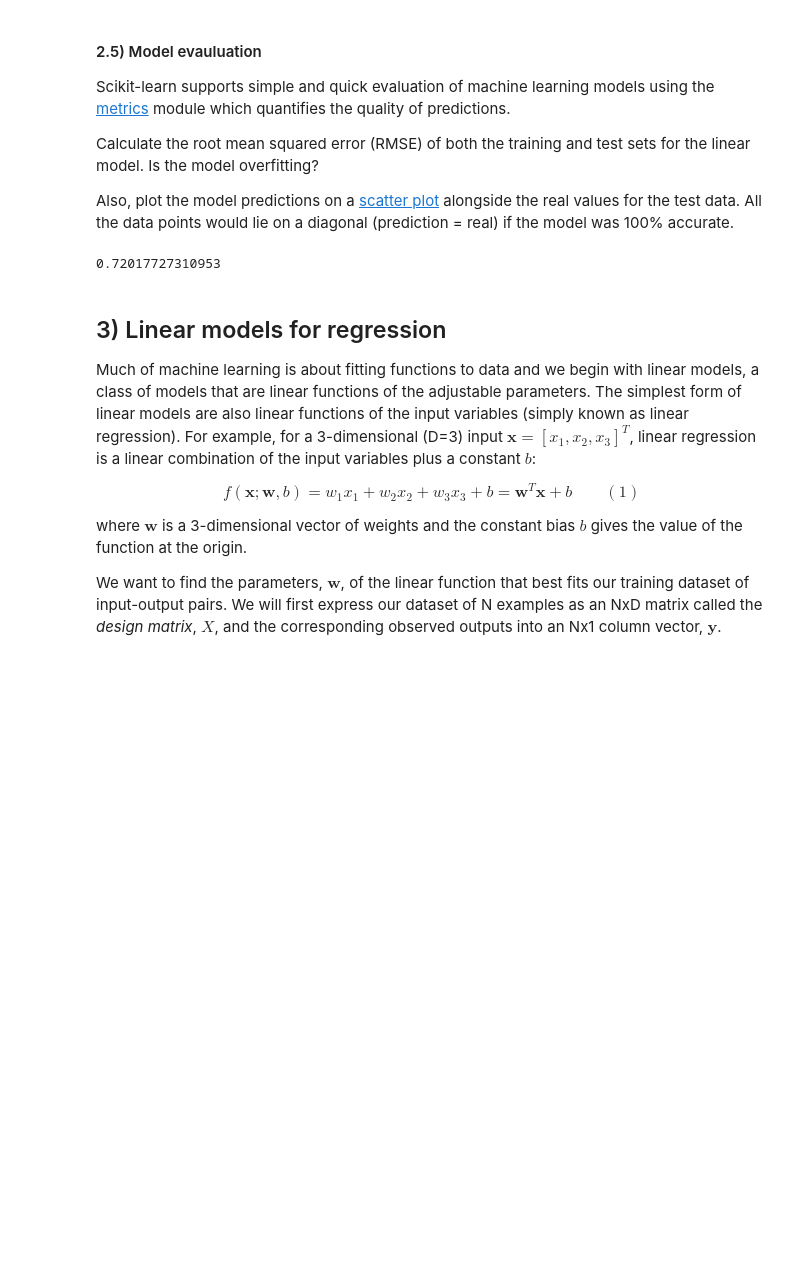
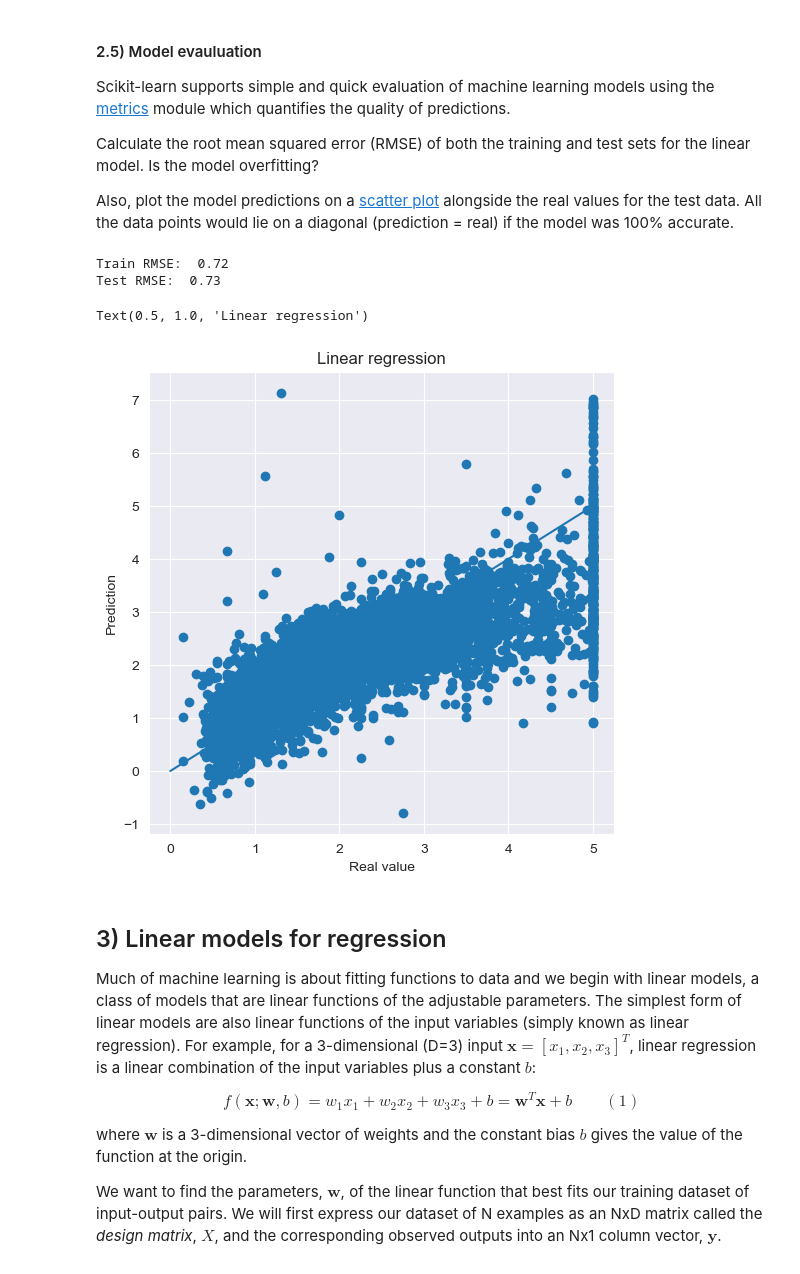
Before and after one commit to ZehuaLiuY/lab_sheets_public, a Jupyter notebook: lab1/lab1-intro_to_numpy_scikitlearn.ipynb, the cells around one changed output. Cells and saved outputs as stored; diff of their text form; code cells hidden in the pictures; blank space fills up the shorter version.

```diff
--- a/lab1/lab1-intro_to_numpy_scikitlearn.ipynb
+++ b/lab1/lab1-intro_to_numpy_scikitlearn.ipynb
@@ -396,11 +396,24 @@ Scikit-learn supports simple and quick evaluation of machine learning models usi
 Calculate the root mean squared error (RMSE) of both the training and test sets for the linear model. Is the model overfitting?
 
 Also, plot the model predictions on a [scatter plot](https://matplotlib.org/3.2.2/api/_as_gen/matplotlib.pyplot.scatter.html?highlight=scatter#matplotlib.pyplot.scatter) alongside the real values for the test data. All the data points would lie on a diagonal (prediction = real) if the model was 100% accurate.
-# %%
-# write your code here
-RESE = mean_squared_error(y_train, linear_model.predict(X_train), squared=False)
-# %% [output]
-0.72017727310953
+# %%
+# write your code here
+RMSE_train = np.sqrt(mean_squared_error(y_train, linear_model.predict(X_train)))
+print('Train RMSE: ', round(RMSE_train,2))
+RMSE_test = np.sqrt(mean_squared_error(y_test, linear_model.predict(X_test)))
+print('Test RMSE: ', round(RMSE_test,2))
+
+fig, ax = plt.subplots(figsize=(6,6))
+ax.scatter(y_test, linear_model.predict(X_test))
+ax.plot([0,5],[0,5])
+ax.set_xlabel('Real value')
+ax.set_ylabel('Prediction')
+ax.set_title('Linear regression')
+# %% [output]
+Train RMSE:  0.72
+Test RMSE:  0.73
+Text(0.5, 1.0, 'Linear regression')
+[figure, added]
 # %% [markdown]
 ## 3) Linear models for regression
 Much of machine learning is about fitting functions to data and we begin with linear models, a class of models that are linear functions of the adjustable parameters. The simplest form of linear models are also linear functions of the input variables (simply known as linear regression). For example, for a 3-dimensional (D=3) input $\mathbf{x}=[x_1, x_2, x_3]^T$, linear regression is a linear combination of the input variables plus a constant $b$:
```
Also changed, not shown: parts of 1 cell of this notebook.
